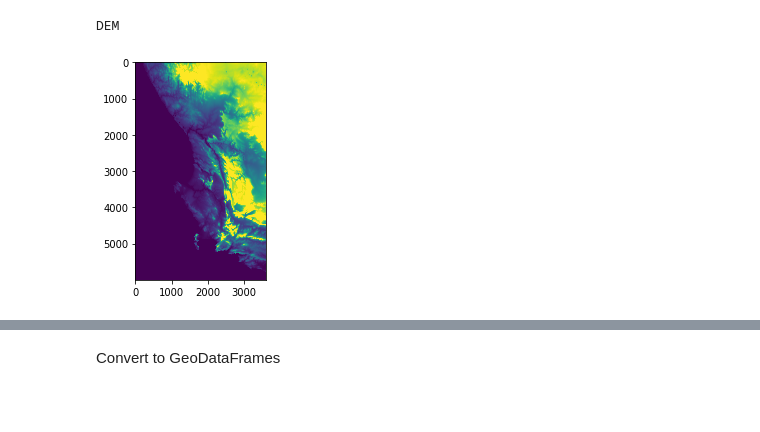
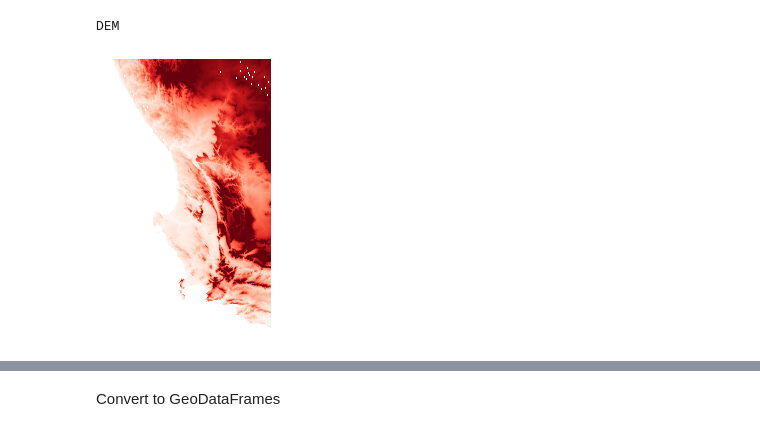
Before and after one commit to carderne/hydronetworks, a Jupyter notebook: example.ipynb, the cells around one changed output, grey strips where cells are left out. Saved outputs shown, nothing was run; the diff lists cells and outputs as text; code cells hidden in the pictures; blank space fills up the shorter version.

```diff
--- a/example.ipynb
+++ b/example.ipynb
@@ -7 +17,12 @@ from hydronetworks import HydroNetworks
+# %%
+def plot(vec=None, ras=None, vmin=None, vmax=None, xlim=None, ylim=None):
+    fig, ax = plt.subplots(figsize=(3, 6))
+    if ras is not None:
+        rioshow(ras, cmap="Reds", vmin=vmin, vmax=vmax, ax=ax)
+    if vec is not None:
+        vec.to_crs(epsg=4326).plot(ax=ax)
+    ax.axis("off")
+    ax.set_xlim(xlim)
+    ax.set_ylim(ylim)
+    plt.show()
 # %% [markdown]
@@ -34,7 +48,6 @@ Global Streamflow dataset
 # %%
 print("DEM")
-plt.imshow(net.dem.read(1), vmin=0, vmax=1000)
-plt.show()
+plot(ras=net.dem, vmin=0, vmax=1000)
 # %% [output]
 DEM
-[figure, old version]
+[figure, new version]
```
Also changed, not shown: parts of 35 cells of this notebook, 5 other files.
